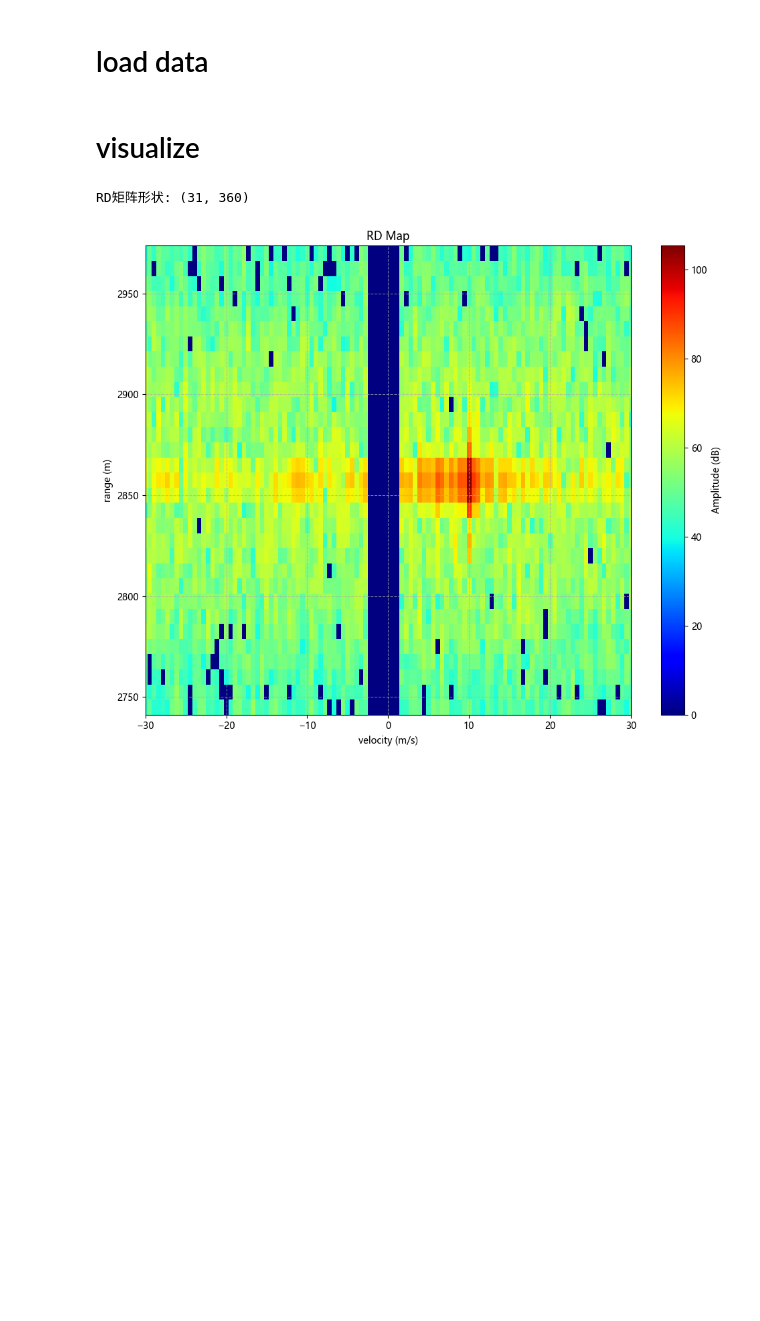
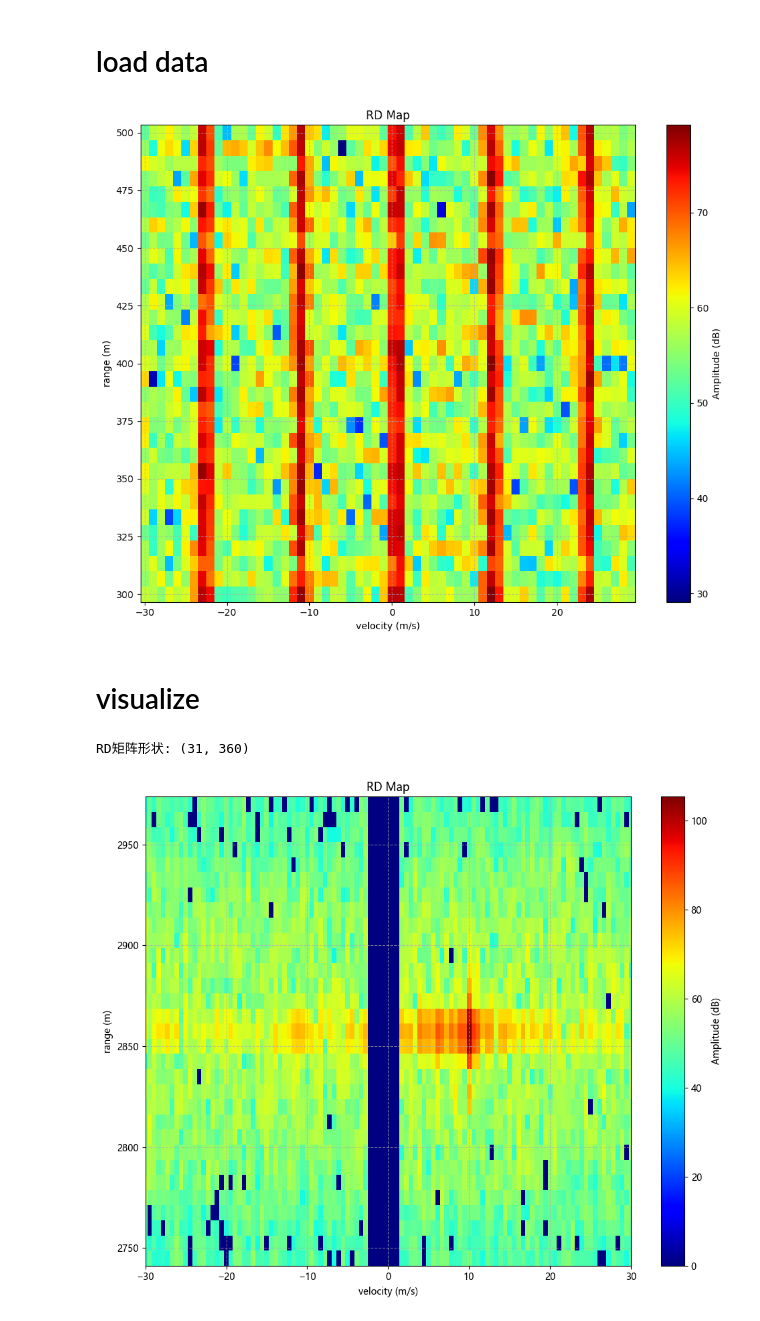
Before and after one commit to IgnorantCopy/ObjectTracking, a Jupyter notebook: data/preprocessing.ipynb, the cells around one changed output. Cells and saved outputs as stored; diff of their text form; code cells hidden in the pictures; blank space fills up the shorter version.

```diff
--- a/data/preprocessing.ipynb
+++ b/data/preprocessing.ipynb
@@ -21,6 +21,27 @@ def read_matlab_v73_file(label, batch, frame):
                 data[var_name] = np.array(f[var_name]).T
 
         return data
+# %%
+from matplotlib import pyplot as plt
+
+
+mtd_result = np.load(os.path.join(data_root, "../python处理结果/Batch_1333_Label_2/Frame_10/MTD_Result.npy"))
+mtd_result = np.abs(mtd_result)
+mtd_result = 20 * np.log10(mtd_result)
+mtd_result = mtd_result[:, 150:210]
+plt.figure(figsize=(10, 8))
+
+X, Y = np.meshgrid(np.arange(-30, 30, 1), np.linspace(300, 500, mtd_result.shape[0]))
+plt.pcolormesh(X, Y, mtd_result, shading='auto', cmap='jet')
+plt.colorbar(label='Amplitude (dB)')
+plt.xlabel('velocity (m/s)')
+plt.ylabel('range (m)')
+plt.title('RD Map')
+plt.grid(True, linestyle='--', alpha=0.7)
+plt.tight_layout()
+plt.show()
+# %% [output]
+[figure, added]
 # %% [markdown]
 # visualize
 # %%
```
Also changed, not shown: parts of 1 cell of this notebook, 13 other files.
